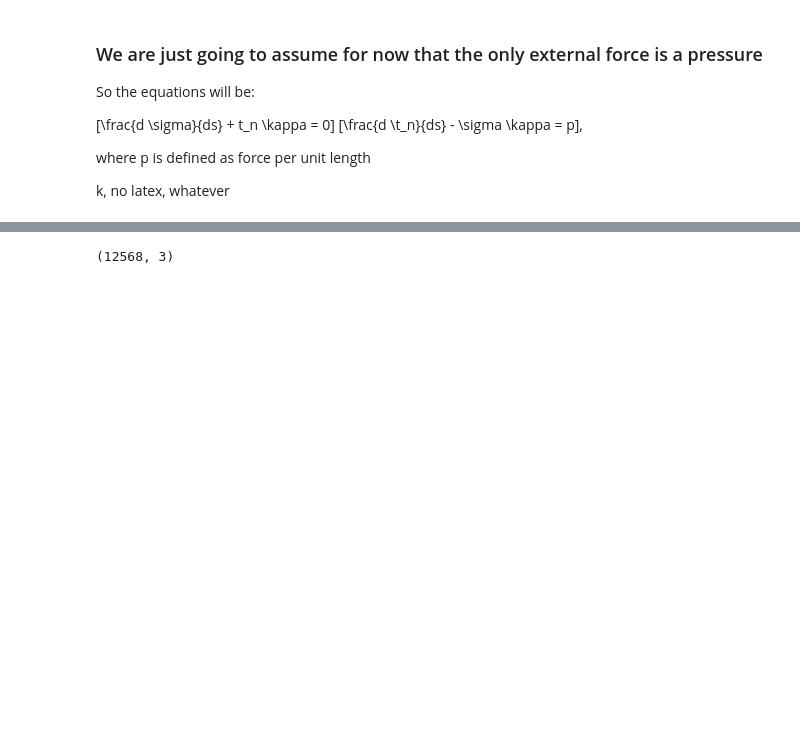
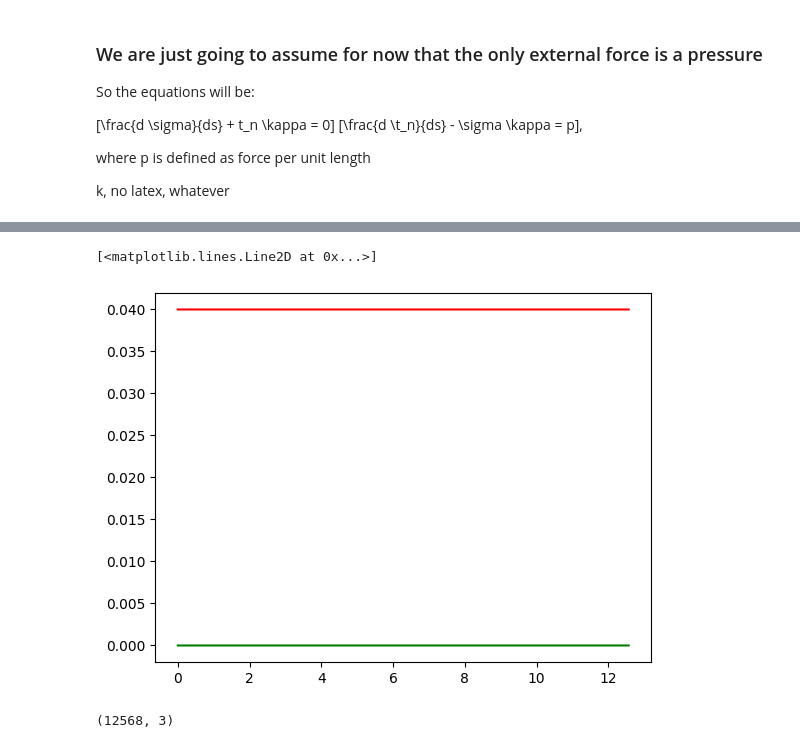
Before and after one commit to HappyTurtle99/master-proj-cell-shp-mechanics, a Jupyter notebook: start.ipynb, the cells around one changed output, grey strips where cells are left out. Saved outputs shown, nothing was run; the diff lists cells and outputs as text; code cells hidden in the pictures; blank space fills up the shorter version.

```diff
--- a/start.ipynb
+++ b/start.ipynb
@@ -47,3 +58,34 @@ plt.plot(t, y[:,2], label='m', color='blue')
+# %%
+import numpy as np
+import matplotlib.pyplot as plt
+import desolver as de
+import desolver.backend as D
+
+def rhs(t, state, kappa, R, p):
+    sigma, eta = state
+    dsigma = eta
+    deta = -kappa ** 2 * sigma + kappa * p
+    return D.array([dsigma, deta])
+
+R = 2
+kappa = 1 / R
+p = 0.02
+params = {'kappa': kappa, 'R': R, 'p': p}
+
+initial_state = D.array([p * R, 0])
+
+a = de.OdeSystem(rhs, y0=initial_state, dense_output=False, t=(0, 2*np.pi * R), dt=0.01, constants=params)
+a.method = 'Euler'
+a.integrate()
+
+y = a.y
+t = a.t
+
+plt.plot(t, y[:,0], label='sigma', color='red')
+plt.plot(t, y[:,1], label='dsigma/ds', color='green')
+# %% [output]
+[<matplotlib.lines.Line2D at 0x...>]
+[figure, added]
 # %%
 y.shape
 # %% [output]
```
Also changed, not shown: parts of 2 cells of this notebook, 29 other files.
